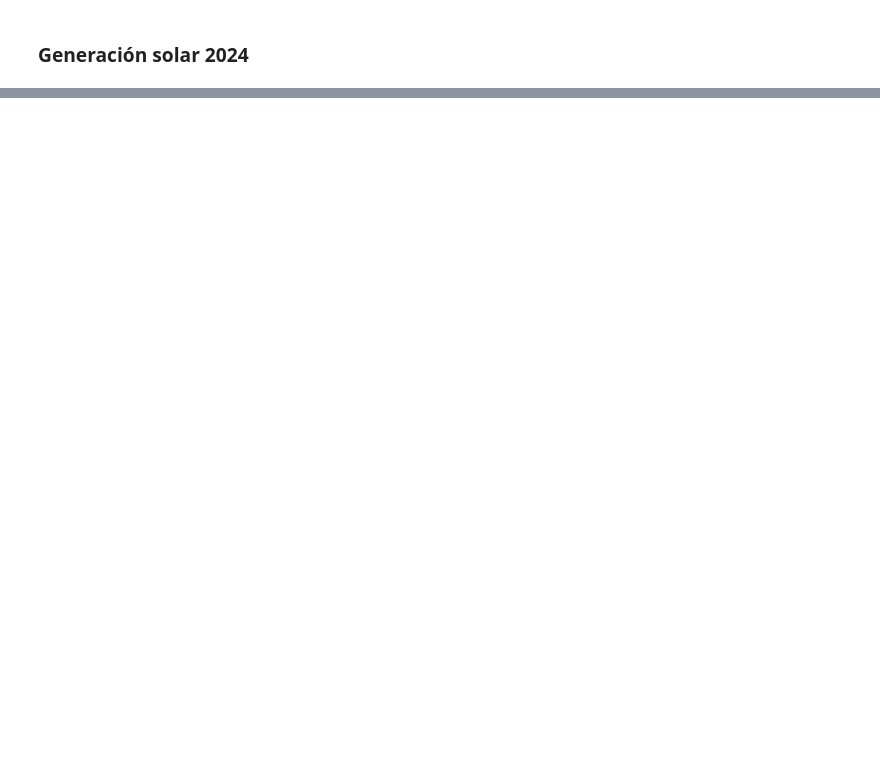
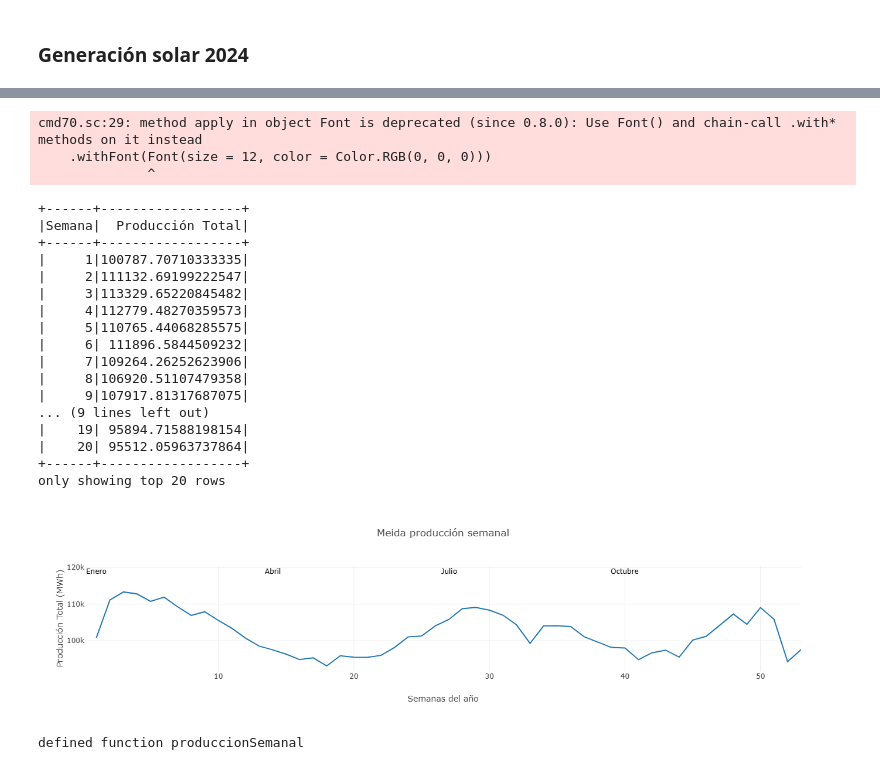
Before and after one commit to javi0857/tfg-spark-energia, a Jupyter notebook: notebooks/4. Consultas/4.Evolución según la epoca del año.ipynb, the cells around one changed output, grey strips where cells are left out. Saved outputs shown, nothing was run; the diff lists cells and outputs as text; code cells hidden in the pictures; blank space fills up the shorter version.

```diff
--- a/notebooks/4. Consultas/4.Evolución según la epoca del año.ipynb
+++ b/notebooks/4. Consultas/4.Evolución según la epoca del año.ipynb
@@ -67 +85,72 @@ dataFrameBalance: DataFrame = [Familia: string, Tipo: string ... 5 more fields]
+# %%
+def produccionSemanal(): Unit = {
+
+// Filtrar los datos del año 2024 y del tipo "Solar fotovoltaica"
+  val dfFiltrado = dataFrameBalance
+    .withColumn("Semana", weekofyear($"Fecha")) // Extraer el número de semana
+    .groupBy($"Semana")
+    .agg(avg("Valor").as("Producción Total")) // Sumar la producción por semana
+    .orderBy("Semana")
+
+
+dfFiltrado.show()
+
+// Lista de meses en orden correcto
+val xSemanas = dfFiltrado.select("Semana").as[Int].collect().toSeq
+val xMeses = Seq("Enero", "Abril", "Julio", "Octubre")
+
+// Asegurar que todos los meses tengan valores (rellenar con 0 si faltan datos)
+val yDatos =  dfFiltrado.select("Producción Total").as[Double].collect().toSeq
+
+val traceSolar = Scatter(xSemanas, yDatos)
+    .withName("Producción semanal")
+
+val anotaciones = posicionesMeses.zip(nombresMeses).map { case (pos, mes) =>
+  Annotation()
+    .withX(pos)
+    .withY(yDatos.max * 1.05) // Ubicar arriba del gráfico
+    .withText(mes)
+    .withShowarrow(false)
+    .withFont(Font(size = 12, color = Color.RGB(0, 0, 0)))
+}
+// Crear la traza para la gráfica
+val data = Seq(traceSolar)
+
+// Configuración del diseño del gráfico
+val lay = Layout()
+    .withTitle("Meida producción semanal")
+    .withXaxis(Axis().withTitle("Semanas del año").withTickmode(TickMode.Array))
+    .withYaxis(Axis().withTitle("Producción Total (MWh)"))
+    .withAnnotations(anotaciones)
+
+
+// Renderizar el gráfico
+plot(data, lay)
+
+
+}
+produccionSemanal
+# %% [output]
+cmd70.sc:29: method apply in object Font is deprecated (since 0.8.0): Use Font() and chain-call .with* methods on it instead
+    .withFont(Font(size = 12, color = Color.RGB(0, 0, 0)))
+              ^
++------+------------------+
+|Semana|  Producción Total|
++------+------------------+
+|     1|100787.70710333335|
+|     2|111132.69199222547|
+|     3|113329.65220845482|
+|     4|112779.48270359573|
+|     5|110765.44068285575|
+|     6| 111896.5844509232|
+|     7|109264.26252623906|
+|     8|106920.51107479358|
+|     9|107917.81317687075|
+... (9 lines left out)
+|    19| 95894.71588198154|
+|    20| 95512.05963737864|
++------+------------------+
+only showing top 20 rows
+[figure, added]
+defined function produccionSemanal
 # %%
```
Also changed, not shown: parts of 10 cells of this notebook, 3 other files.
